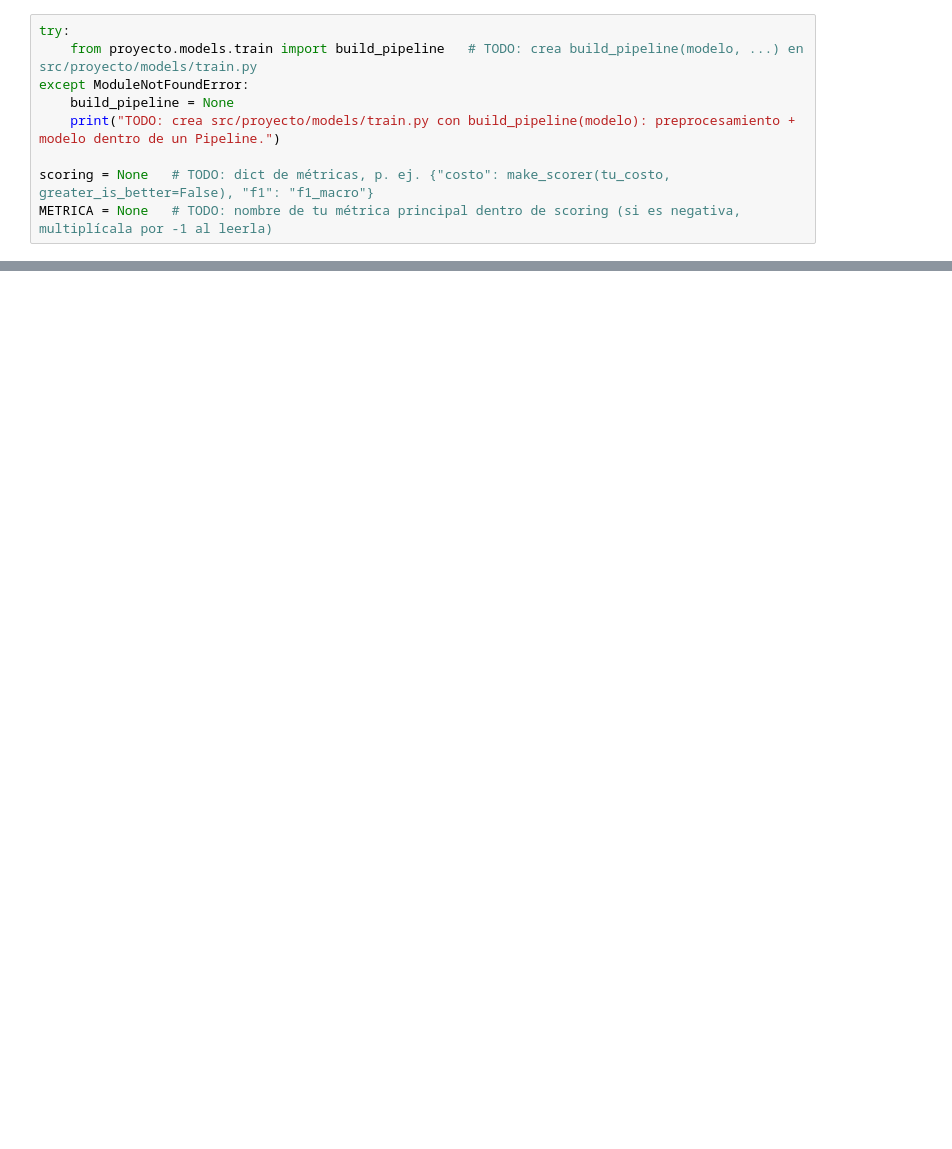
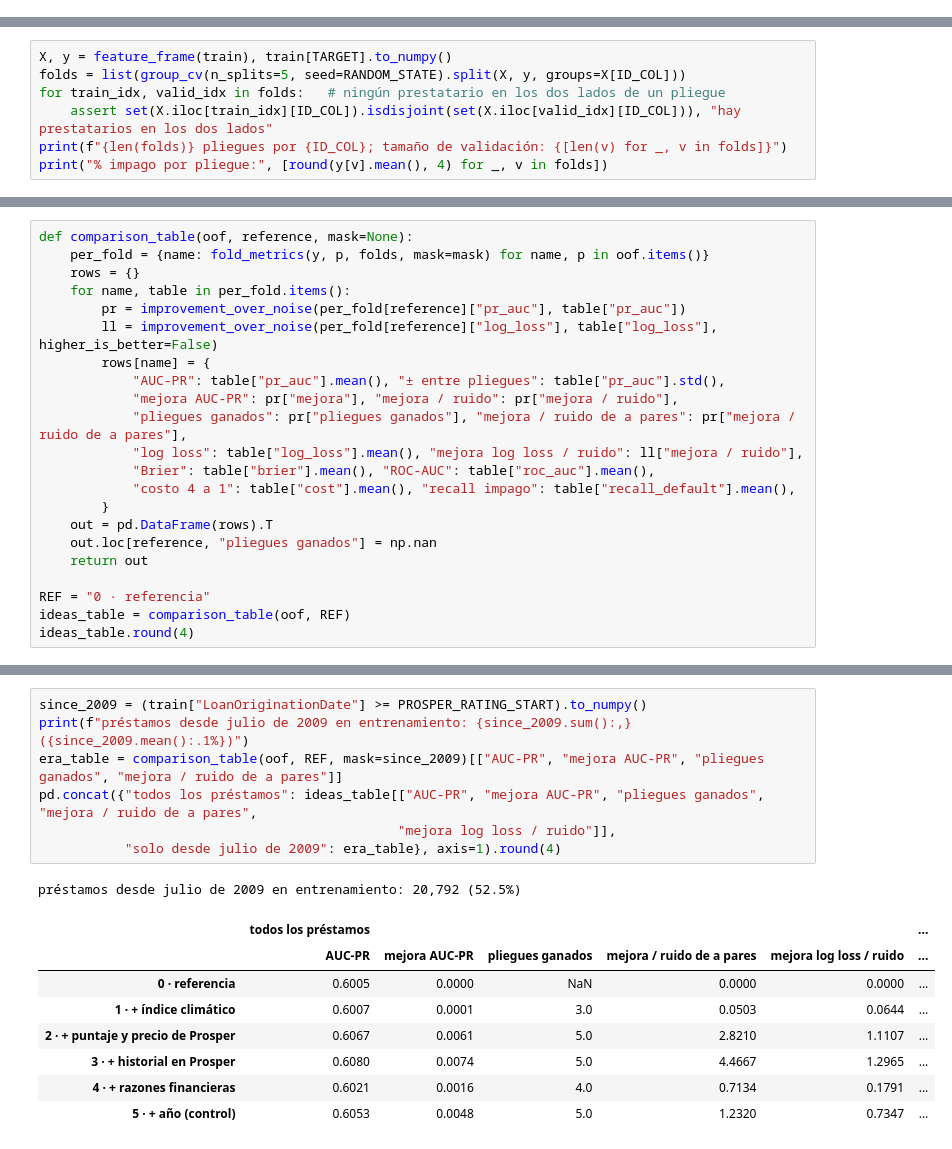
Before and after one commit to YirlenML/Laboratorio_analisis, a Jupyter notebook: notebooks/04_features.ipynb, the cells around one changed output, grey strips where cells are left out. Saved outputs shown, nothing was run; the diff lists cells and outputs as text; blank space fills up the shorter version.

```diff
--- a/notebooks/04_features.ipynb
+++ b/notebooks/04_features.ipynb
@@ -83,9 +0,0 @@ reflejar la decisión del negocio (tu ficha de caso); añade 1–2 **de control*
-# %%
-try:
-    from proyecto.models.train import build_pipeline   # TODO: crea build_pipeline(modelo, ...) en src/proyecto/models/train.py
-except ModuleNotFoundError:
-    build_pipeline = None
-    print("TODO: crea src/proyecto/models/train.py con build_pipeline(modelo): preprocesamiento + modelo dentro de un Pipeline.")
-
-scoring = None   # TODO: dict de métricas, p. ej. {"costo": make_scorer(tu_costo, greater_is_better=False), "f1": "f1_macro"}
-METRICA = None   # TODO: nombre de tu métrica principal dentro de scoring (si es negativa, multiplícala por -1 al leerla)
@@ -164,0 +70,7 @@ Una fila por idea, **con su cifra** (mejora / ruido). Cópiala a `reports/04_fea
+# %%
+X, y = feature_frame(train), train[TARGET].to_numpy()
+folds = list(group_cv(n_splits=5, seed=RANDOM_STATE).split(X, y, groups=X[ID_COL]))
+for train_idx, valid_idx in folds:   # ningún prestatario en los dos lados de un pliegue
+    assert set(X.iloc[train_idx][ID_COL]).isdisjoint(set(X.iloc[valid_idx][ID_COL])), "hay prestatarios en los dos lados"
+print(f"{len(folds)} pliegues por {ID_COL}; tamaño de validación: {[len(v) for _, v in folds]}")
+print("% impago por pliegue:", [round(y[v].mean(), 4) for _, v in folds])
@@ -164,0 +147,22 @@ Una fila por idea, **con su cifra** (mejora / ruido). Cópiala a `reports/04_fea
+# %%
+def comparison_table(oof, reference, mask=None):
+    per_fold = {name: fold_metrics(y, p, folds, mask=mask) for name, p in oof.items()}
+    rows = {}
+    for name, table in per_fold.items():
+        pr = improvement_over_noise(per_fold[reference]["pr_auc"], table["pr_auc"])
+        ll = improvement_over_noise(per_fold[reference]["log_loss"], table["log_loss"], higher_is_better=False)
+        rows[name] = {
+            "AUC-PR": table["pr_auc"].mean(), "± entre pliegues": table["pr_auc"].std(),
+            "mejora AUC-PR": pr["mejora"], "mejora / ruido": pr["mejora / ruido"],
+            "pliegues ganados": pr["pliegues ganados"], "mejora / ruido de a pares": pr["mejora / ruido de a pares"],
+            "log loss": table["log_loss"].mean(), "mejora log loss / ruido": ll["mejora / ruido"],
+            "Brier": table["brier"].mean(), "ROC-AUC": table["roc_auc"].mean(),
+            "costo 4 a 1": table["cost"].mean(), "recall impago": table["recall_default"].mean(),
+        }
+    out = pd.DataFrame(rows).T
+    out.loc[reference, "pliegues ganados"] = np.nan
+    return out
+
+REF = "0 · referencia"
+ideas_table = comparison_table(oof, REF)
+ideas_table.round(4)
@@ -164,0 +212,17 @@ Una fila por idea, **con su cifra** (mejora / ruido). Cópiala a `reports/04_fea
+# %%
+since_2009 = (train["LoanOriginationDate"] >= PROSPER_RATING_START).to_numpy()
+print(f"préstamos desde julio de 2009 en entrenamiento: {since_2009.sum():,} ({since_2009.mean():.1%})")
+era_table = comparison_table(oof, REF, mask=since_2009)[["AUC-PR", "mejora AUC-PR", "pliegues ganados", "mejora / ruido de a pares"]]
+pd.concat({"todos los préstamos": ideas_table[["AUC-PR", "mejora AUC-PR", "pliegues ganados", "mejora / ruido de a pares",
+                                              "mejora log loss / ruido"]],
+           "solo desde julio de 2009": era_table}, axis=1).round(4)
+# %% [output]
+préstamos desde julio de 2009 en entrenamiento: 20,792 (52.5%)
+|  | todos los préstamos |  |  |  |  | ... |
+|  | AUC-PR | mejora AUC-PR | pliegues ganados | mejora / ruido de a pares | mejora log loss / ruido | ... |
+| 0 · referencia | 0.6005 | 0.0000 | NaN | 0.0000 | 0.0000 | ... |
+| 1 · + índice climático | 0.6007 | 0.0001 | 3.0 | 0.0503 | 0.0644 | ... |
+| 2 · + puntaje y precio de Prosper | 0.6067 | 0.0061 | 5.0 | 2.8210 | 1.1107 | ... |
+| 3 · + historial en Prosper | 0.6080 | 0.0074 | 5.0 | 4.4667 | 1.2965 | ... |
+| 4 · + razones financieras | 0.6021 | 0.0016 | 4.0 | 0.7134 | 0.1791 | ... |
+| 5 · + año (control) | 0.6053 | 0.0048 | 5.0 | 1.2320 | 0.7347 | ... |
```
Also changed, not shown: parts of 41 cells of this notebook, 30 other files.
